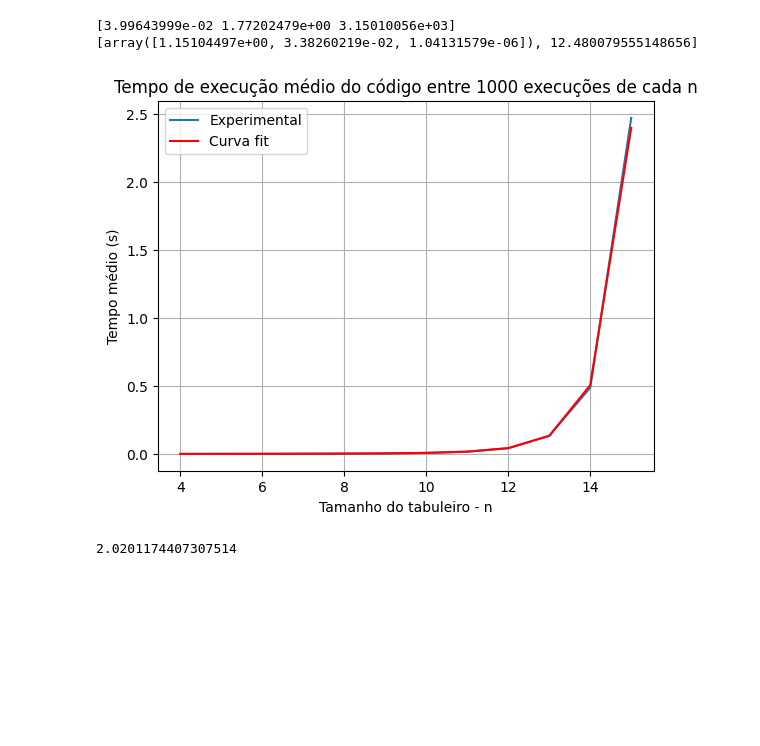
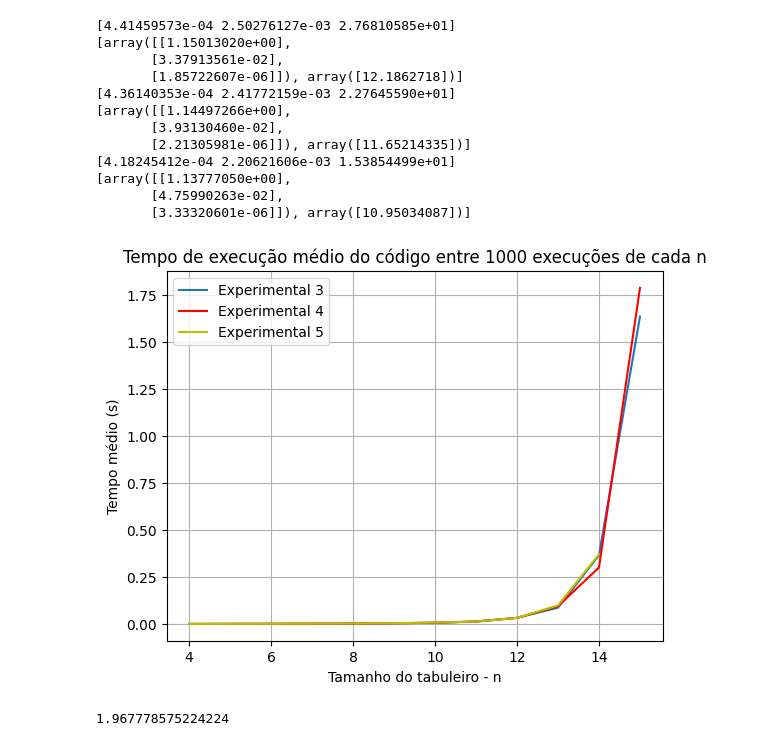
Before and after one commit to TafnesBarbosa/Tents_game, a Jupyter notebook: Plot dos dados.ipynb, the cells around one changed output. Drawn from its saved outputs; the diff is of its cells as text; code cells hidden in the pictures; blank space fills up the shorter version.

```diff
--- a/Plot dos dados.ipynb
+++ b/Plot dos dados.ipynb
@@ -1,40 +1,91 @@
 # %%
 import numpy as np
 import matplotlib.pyplot as plt
 
-with open('data_game.npy', 'rb') as f:
+with open('data_game_3.npy', 'rb') as f:
     means = np.load(f).tolist()
     stds = np.load(f).tolist()
     ns = np.load(f).tolist()
 
-means_to_fit = np.array(means)
+means_to_fit = np.array([means])
 ns_to_fit = np.array(ns)
 
 means_to_fit = np.log(means_to_fit)
 
 A = np.array([ns_to_fit**2, ns_to_fit, np.ones(len(ns)), np.log(ns_to_fit)]).transpose()
 coef = np.linalg.inv(A.transpose() @ A) @ A.transpose() @ means_to_fit.transpose()
 
-y_fit = coef[0] * ns_to_fit**2 + coef[1] * ns_to_fit + coef[2] + np.log(ns_to_fit) * coef[3]
-print(np.e ** (np.polyval(coef[0:3], np.array([15, 17, 20]))+coef[3]* np.log(np.array([15, 17, 20])))/(60))
-print([np.e ** coef[0:3], coef[3]])
+y_fit_3 = coef[0] * ns_to_fit**2 + coef[1] * ns_to_fit + coef[2] + np.log(ns_to_fit) * coef[3]
+print(np.e ** (np.polyval(coef[0:3], np.array([15, 16, 20])) + coef[3] * np.log(np.array([15, 16, 20])))/(60*60))
+print([np.e ** coef[:3], coef[3]])
+means_to_fit_3 = means_to_fit
+ns_to_fit_3 = ns_to_fit
+
+with open('data_game_4.npy', 'rb') as f:
+    means = np.load(f).tolist()
+    stds = np.load(f).tolist()
+    ns = np.load(f).tolist()
+
+means_to_fit = np.array([means])
+ns_to_fit = np.array(ns)
+
+means_to_fit = np.log(means_to_fit)
+
+A = np.array([ns_to_fit**2, ns_to_fit, np.ones(len(ns)), np.log(ns_to_fit)]).transpose()
+coef = np.linalg.inv(A.transpose() @ A) @ A.transpose() @ means_to_fit.transpose()
+
+y_fit_4 = coef[0] * ns_to_fit**2 + coef[1] * ns_to_fit + coef[2] + np.log(ns_to_fit) * coef[3]
+print(np.e ** (np.polyval(coef[0:3], np.array([15, 16, 20])) + coef[3] * np.log(np.array([15, 16, 20])))/(60*60))
+print([np.e ** coef[:3], coef[3]])
+means_to_fit_4 = means_to_fit
+ns_to_fit_4 = ns_to_fit
+
+with open('data_game.npy', 'rb') as f:
+    means = np.load(f).tolist()
+    stds = np.load(f).tolist()
+    ns = np.load(f).tolist()
+
+means_to_fit = np.array([means])
+ns_to_fit = np.array(ns)
+
+means_to_fit = np.log(means_to_fit)
+
+A = np.array([ns_to_fit**2, ns_to_fit, np.ones(len(ns)), np.log(ns_to_fit)]).transpose()
+coef = np.linalg.inv(A.transpose() @ A) @ A.transpose() @ means_to_fit.transpose()
+
+y_fit_4 = coef[0] * ns_to_fit**2 + coef[1] * ns_to_fit + coef[2] + np.log(ns_to_fit) * coef[3]
+print(np.e ** (np.polyval(coef[0:3], np.array([15, 16, 20])) + coef[3] * np.log(np.array([15, 16, 20])))/(60*60))
+print([np.e ** coef[:3], coef[3]])
+means_to_fit_5 = means_to_fit
+ns_to_fit_5 = ns_to_fit
 
 plt.figure()
-plt.plot(ns, np.e**means_to_fit)
+plt.plot(ns_to_fit_3, np.e**means_to_fit_3[0])
 plt.grid(True)
-plt.plot(ns, np.e**y_fit, 'r')
+plt.plot(ns_to_fit_4, np.e**means_to_fit_4[0], 'r')
+plt.plot(ns_to_fit_5, np.e**means_to_fit_5[0], 'y')
 plt.xlabel('Tamanho do tabuleiro - n')
 plt.ylabel('Tempo médio (s)')
 plt.title('Tempo de execução médio do código entre 1000 execuções de cada n')
-plt.legend(['Experimental', 'Curva fit'])
+plt.legend(['Experimental 3', 'Experimental 4', 'Experimental 5'])
 plt.savefig('eficiencia.png')
 plt.show()
-(1.151) ** 5
+(1.144973) ** 5
 # %% [output]
-[3.99643999e-02 1.77202479e+00 3.15010056e+03]
-[array([1.15104497e+00, 3.38260219e-02, 1.04131579e-06]), 12.480079555148656]
+[4.41459573e-04 2.50276127e-03 2.76810585e+01]
+[array([[1.15013020e+00],
+       [3.37913561e-02],
+       [1.85722607e-06]]), array([12.1862718])]
+[4.36140353e-04 2.41772159e-03 2.27645590e+01]
+[array([[1.14497266e+00],
+       [3.93130460e-02],
+       [2.21305981e-06]]), array([11.65214335])]
+[4.18245412e-04 2.20621606e-03 1.53854499e+01]
+[array([[1.13777050e+00],
+       [4.75990263e-02],
+       [3.33320601e-06]]), array([10.95034087])]
-[figure, old version]
+[figure, new version]
-2.0201174407307514
+1.967778575224224
 # %%
 import numpy as np
 
```
Also changed, not shown: parts of 4 cells of this notebook, 4 other files.
